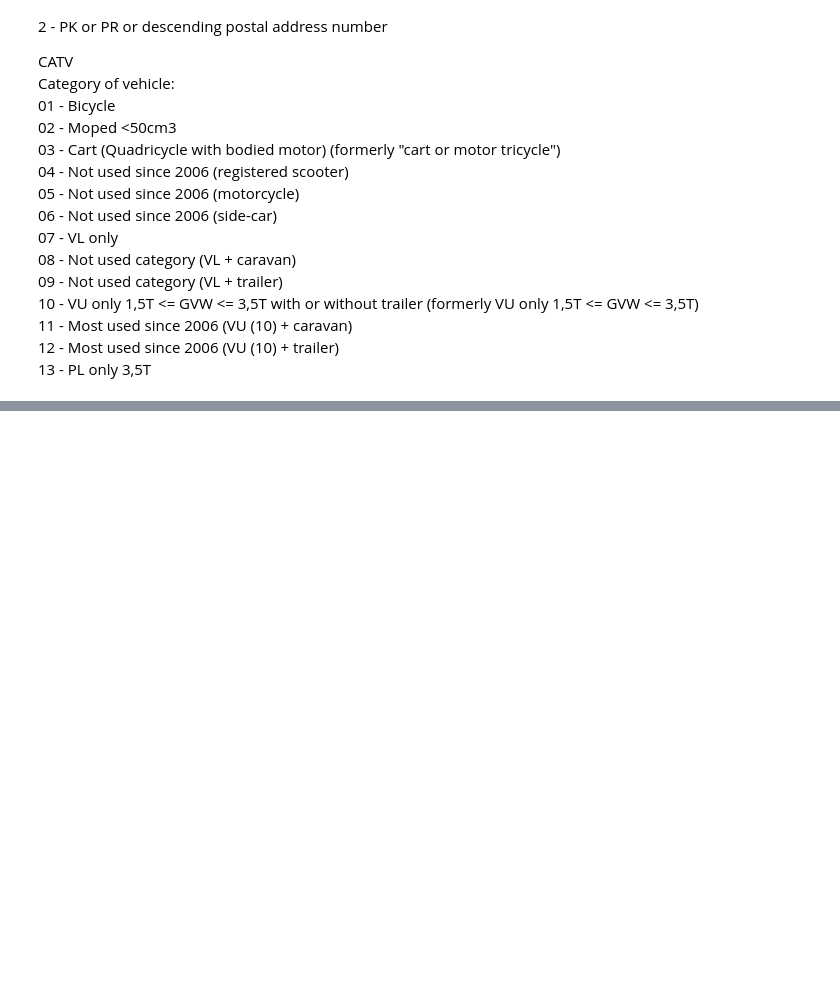
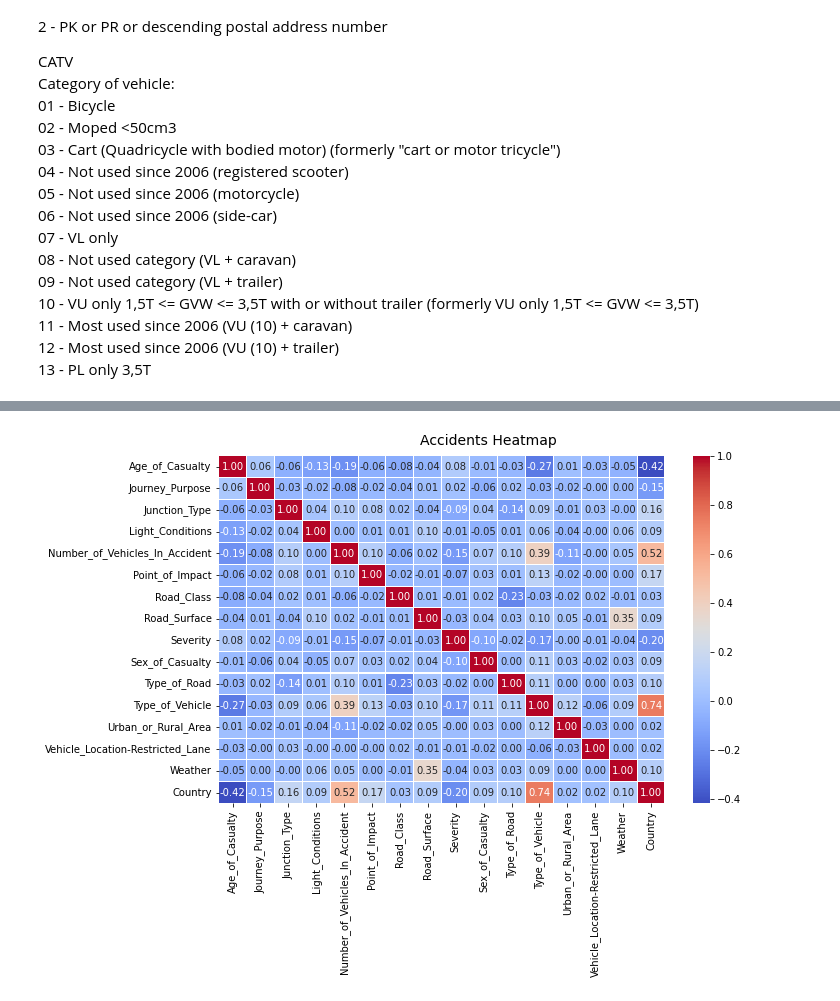
Before and after one commit to JotaCruz20/SGD2, a Jupyter notebook: 2º Projeto.ipynb, the cells around one changed output, grey strips where cells are left out. Saved outputs shown, nothing was run; the diff lists cells and outputs as text; code cells hidden in the pictures; blank space fills up the shorter version.

```diff
--- a/2º Projeto.ipynb
+++ b/2º Projeto.ipynb
@@ -1061,15 +991,18 @@ personsFR.drop('sexe', 1)
 # %%
 #Making names the of tables the same
+
 placesFR = placesFR.rename(columns={'Num_Acc': 'Accident_Index', 'voie': 'Road_Number', 'vosp': 'Vehicle_Location-Restricted_Lane'})
-accidentsFR["Date"] = accidentsFR["jour"].map(str) + "/" + accidentsFR["mois"].map(str) + "/" + accidentsFR["an"].map(str)
-strings = pd.DataFrame()
-strings["hrmn"] = accidentsFR["hrmn"].map(str)
-strings["hrmn"] = np.where(strings["hrmn"].str.len()==3, "0" + strings["hrmn"].map(str),strings["hrmn"].map(str))
-accidentsFR["Time"] = strings.hrmn.str[0] + strings.hrmn.str[1] + ":" + strings.hrmn.str[2] + strings.hrmn.str[3]
-accidentsFR = accidentsFR.drop("jour",1).drop("mois",1).drop("an",1).drop("hrmn",1)
+accidentsFR= test.rename(columns={'an': 'year', 'mois': 'month', 'jour': 'day'})
+accidentsFR['year'] = 2000 +  accidentsFR['year']
+
+accidentsFR["Date"] = pd.to_datetime(accidentsFR[['year', 'month', 'day']])
+
+accidentsFR = accidentsFR.drop("year",1).drop("month",1).drop("day",1).drop("hrmn", 1)
 accidentsFR = accidentsFR.rename(columns={'Num_Acc': 'Accident_Index', 'lat': 'Latitude', 'long': 'Longitude'})
 vehiclesFR = vehiclesFR.rename(columns={'Num_Acc': 'Accident_Index'})
 personsFR = personsFR.rename(columns={'Num_Acc': 'Accident_Index', 'actp': 'Pedestrian_Movement'})
 
+accidentsUK["Date"] = pd.to_datetime(accidentsUK["Date"])
 
 accidentsUK = accidentsUK.rename(columns={'1st_Road_Number': 'Road_Number'})
+accidentsUK = accidentsUK.drop("Time", 1)
@@ -1156,0 +1032,21 @@ array([ 2.,  3.,  1., -1.])
+# %%
+uk = personsAuxUk
+fr = personsAuxFR
+
+
+uk = uk.reindex(sorted(uk.columns), axis=1)
+fr= fr.loc[:,~fr.columns.duplicated()]
+fr = fr.reindex(sorted(fr.columns), axis=1)
+# %%
+joinUK = uk
+joinUK = joinUK.drop("Accident_Index",1).drop("Local_Authority_(District)",1).drop("Local_Authority_(Highway)",1).drop("Latitude", 1).drop("Longitude", 1)
+
+joinFR = fr
+joinFR = joinFR.drop("Accident_Index",1).drop("Latitude", 1).drop("Longitude", 1)
+
+joinFR["Country"] = 0
+joinUK["Country"] = 1
+
+joined = pd.concat([joinFR,joinUK])
+
+joined
@@ -1156,0 +1067,9 @@ array([ 2.,  3.,  1., -1.])
+# %%
+f, ax = plt.subplots(figsize=(10, 6))
+corr = joined.corr()
+hm = sns.heatmap(round(corr,2), annot=True, ax=ax, cmap="coolwarm",fmt='.2f',
+            linewidths=.05)
+f.subplots_adjust(top=0.93)
+t= f.suptitle('Accidents Heatmap', fontsize=14)
+# %% [output]
+[figure, added]
```
Also changed, not shown: parts of 14 cells of this notebook.
